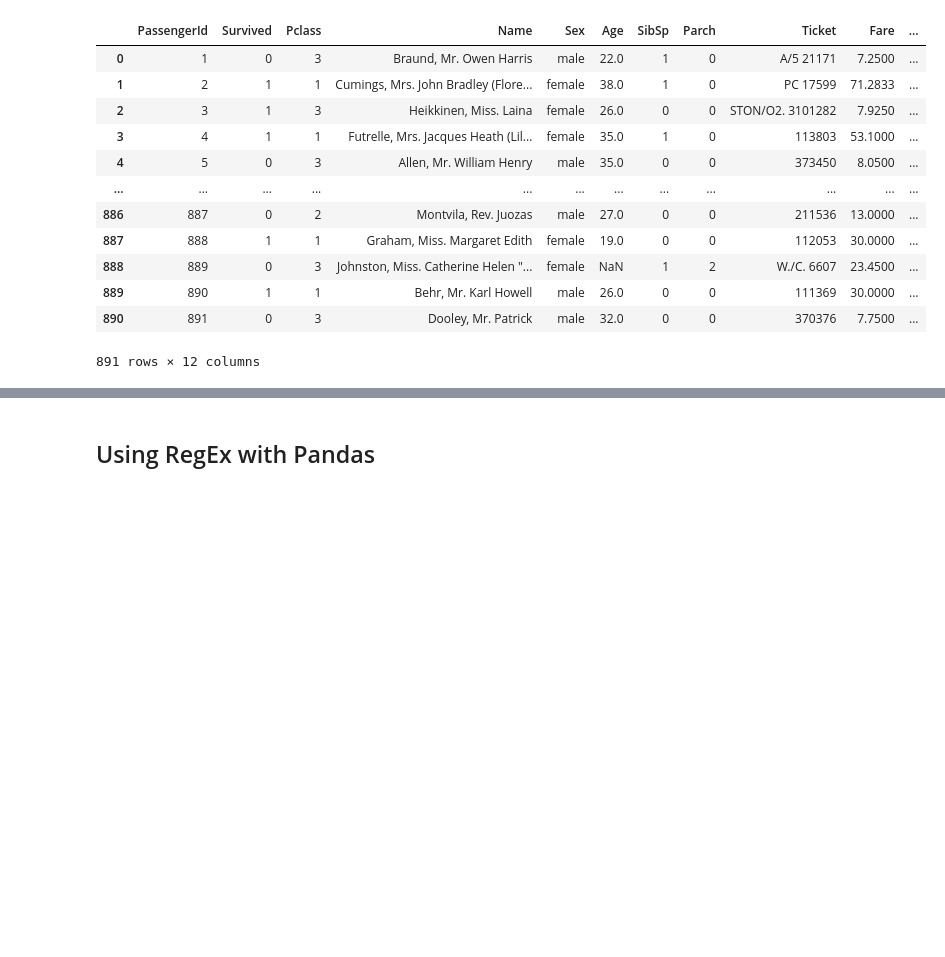
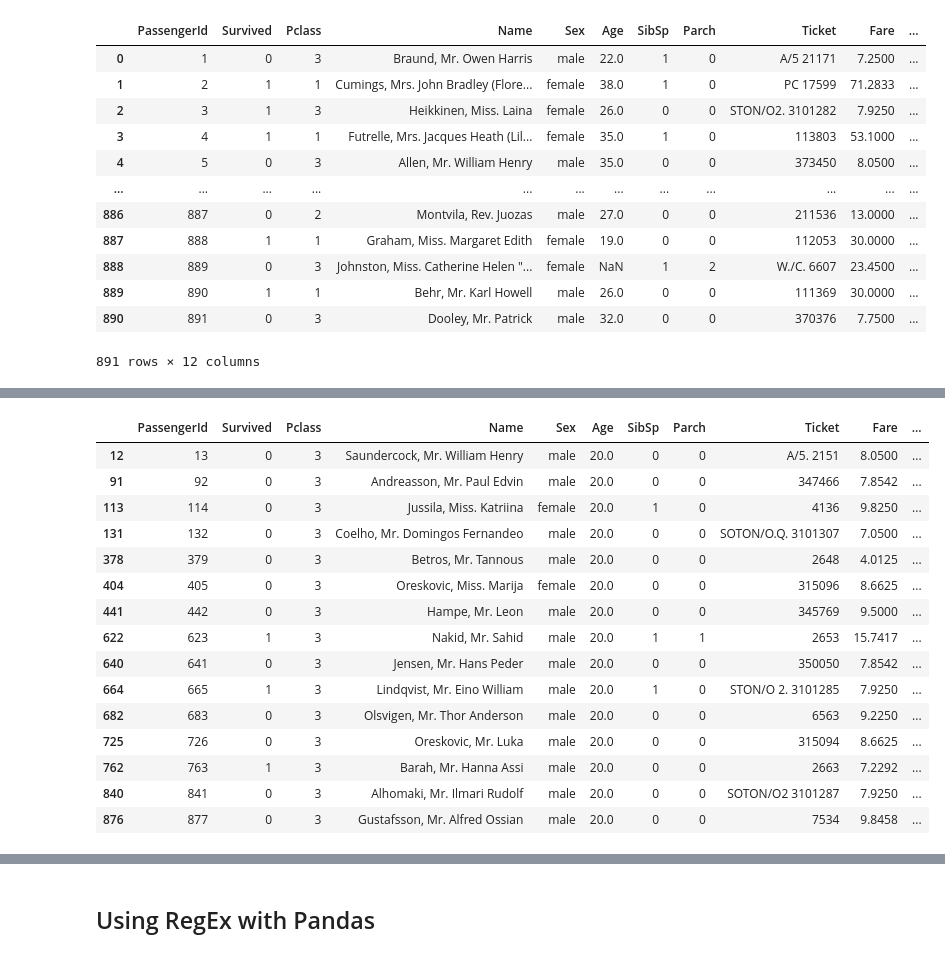
Before and after one commit to wjbmattingly/textbook_pandas, a Jupyter notebook: 03_03_advanced_grouping.ipynb, the cells around one changed output, grey strips where cells are left out. Saved outputs shown, nothing was run; the diff lists cells and outputs as text; code cells hidden in the pictures; blank space fills up the shorter version.

```diff
--- a/03_03_advanced_grouping.ipynb
+++ b/03_03_advanced_grouping.ipynb
@@ -36,0 +57,19 @@ df
+# %%
+df.groupby("Age").get_group(20)
+# %% [output]
+|  | PassengerId | Survived | Pclass | Name | Sex | Age | SibSp | Parch | Ticket | Fare | ... |
+| 12 | 13 | 0 | 3 | Saundercock, Mr. William Henry | male | 20.0 | 0 | 0 | A/5. 2151 | 8.0500 | ... |
+| 91 | 92 | 0 | 3 | Andreasson, Mr. Paul Edvin | male | 20.0 | 0 | 0 | 347466 | 7.8542 | ... |
+| 113 | 114 | 0 | 3 | Jussila, Miss. Katriina | female | 20.0 | 1 | 0 | 4136 | 9.8250 | ... |
+| 131 | 132 | 0 | 3 | Coelho, Mr. Domingos Fernandeo | male | 20.0 | 0 | 0 | SOTON/O.Q. 3101307 | 7.0500 | ... |
+| 378 | 379 | 0 | 3 | Betros, Mr. Tannous | male | 20.0 | 0 | 0 | 2648 | 4.0125 | ... |
+| 404 | 405 | 0 | 3 | Oreskovic, Miss. Marija | female | 20.0 | 0 | 0 | 315096 | 8.6625 | ... |
+| 441 | 442 | 0 | 3 | Hampe, Mr. Leon | male | 20.0 | 0 | 0 | 345769 | 9.5000 | ... |
+| 622 | 623 | 1 | 3 | Nakid, Mr. Sahid | male | 20.0 | 1 | 1 | 2653 | 15.7417 | ... |
+| 640 | 641 | 0 | 3 | Jensen, Mr. Hans Peder | male | 20.0 | 0 | 0 | 350050 | 7.8542 | ... |
+| 664 | 665 | 1 | 3 | Lindqvist, Mr. Eino William | male | 20.0 | 1 | 0 | STON/O 2. 3101285 | 7.9250 | ... |
+| 682 | 683 | 0 | 3 | Olsvigen, Mr. Thor Anderson | male | 20.0 | 0 | 0 | 6563 | 9.2250 | ... |
+| 725 | 726 | 0 | 3 | Oreskovic, Mr. Luka | male | 20.0 | 0 | 0 | 315094 | 8.6625 | ... |
+| 762 | 763 | 1 | 3 | Barah, Mr. Hanna Assi | male | 20.0 | 0 | 0 | 2663 | 7.2292 | ... |
+| 840 | 841 | 0 | 3 | Alhomaki, Mr. Ilmari Rudolf | male | 20.0 | 0 | 0 | SOTON/O2 3101287 | 7.9250 | ... |
+| 876 | 877 | 0 | 3 | Gustafsson, Mr. Alfred Ossian | male | 20.0 | 0 | 0 | 7534 | 9.8458 | ... |
```
Also changed, not shown: parts of 6 cells of this notebook.
